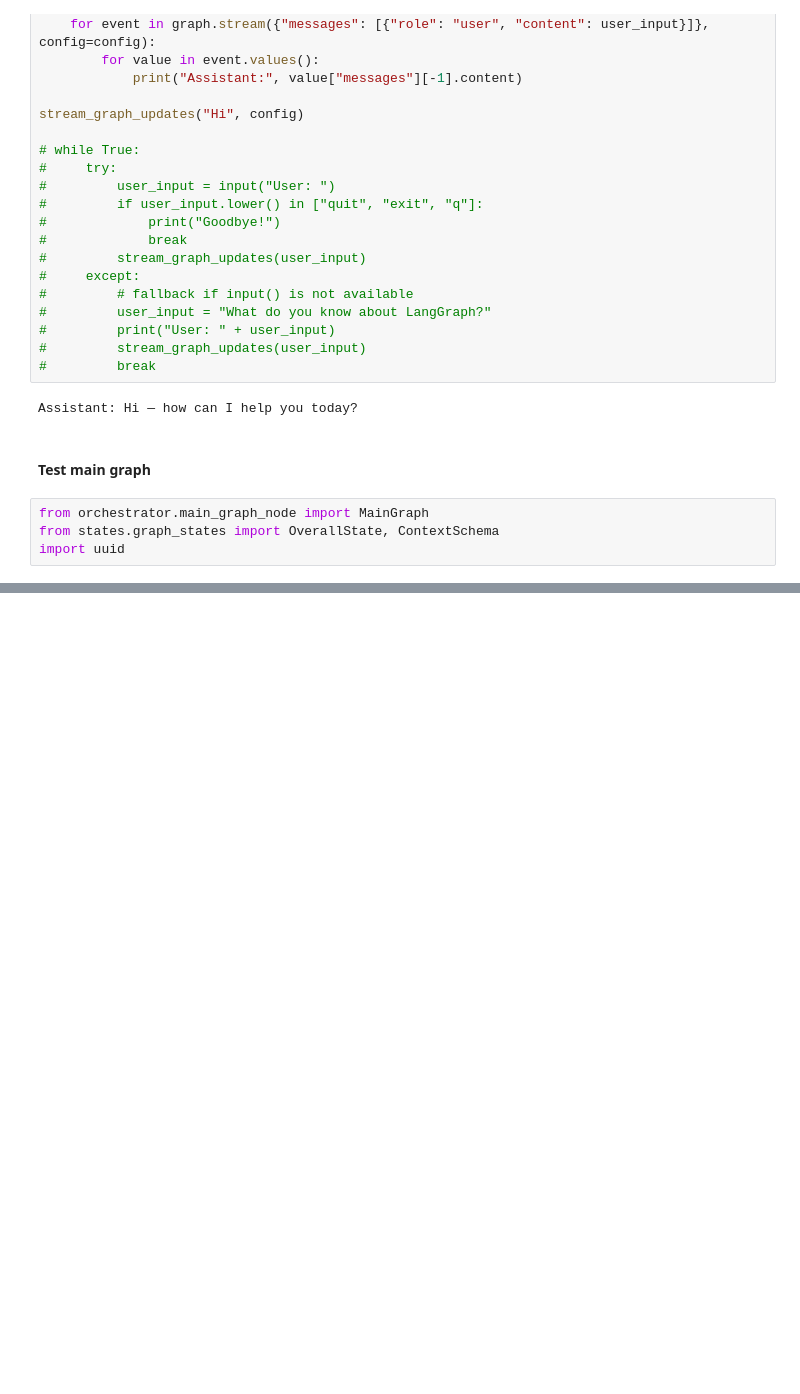
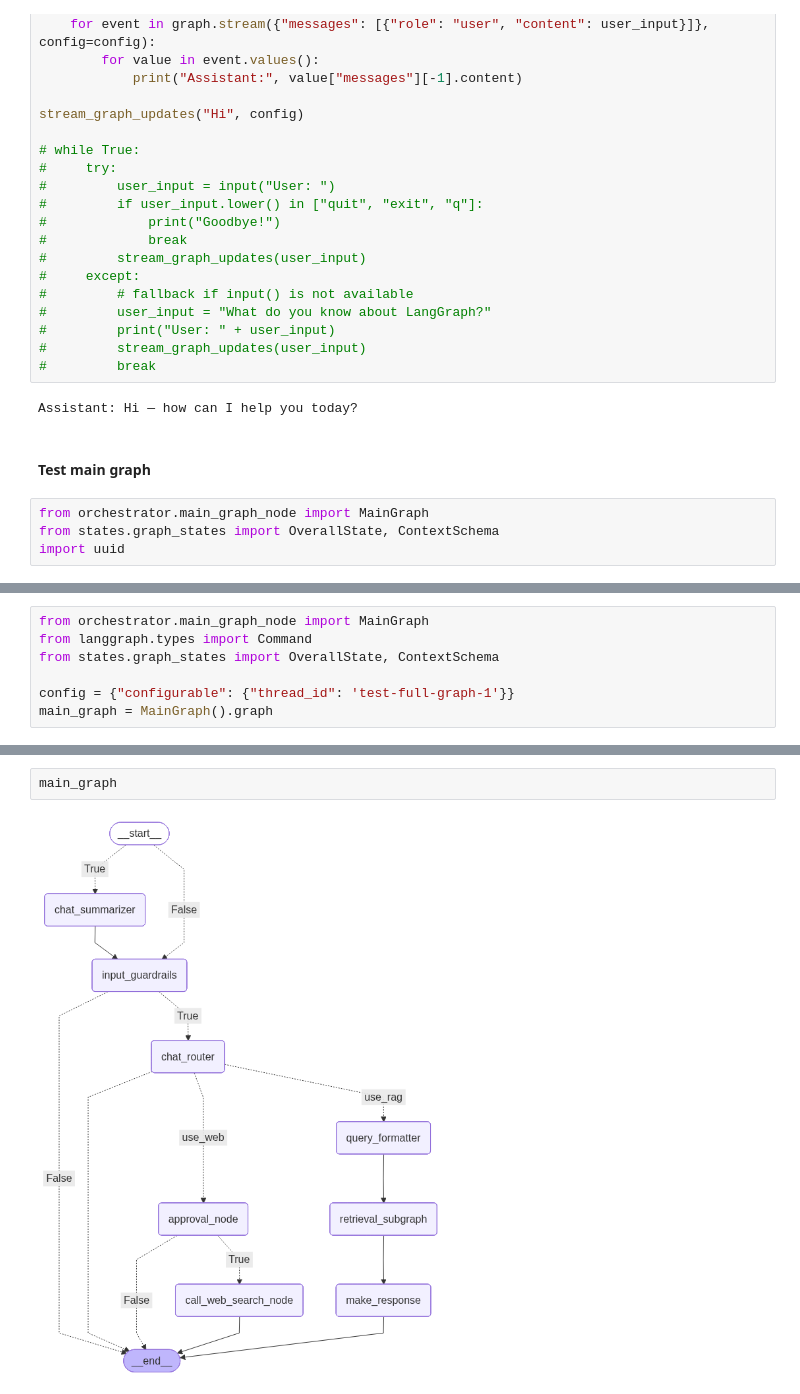
Before and after one commit to Clarenceee/agentic-rag, a Jupyter notebook: service/test.ipynb, the cells around one changed output, grey strips where cells are left out. Drawn from its saved outputs; the diff is of its cells as text; blank space fills up the shorter version.

```diff
--- a/service/test.ipynb
+++ b/service/test.ipynb
@@ -1388,0 +1629,7 @@ chat_messages = output.get('messages') + [HumanMessage(content=summary_message)]
+# %%
+from orchestrator.main_graph_node import MainGraph
+from langgraph.types import Command
+from states.graph_states import OverallState, ContextSchema
+
+config = {"configurable": {"thread_id": 'test-full-graph-1'}}
+main_graph = MainGraph().graph
@@ -1388,0 +1652,4 @@ chat_messages = output.get('messages') + [HumanMessage(content=summary_message)]
+# %%
+main_graph
+# %% [output]
+[figure, added]
```
Also changed, not shown: parts of 46 cells of this notebook, 10 other files.
